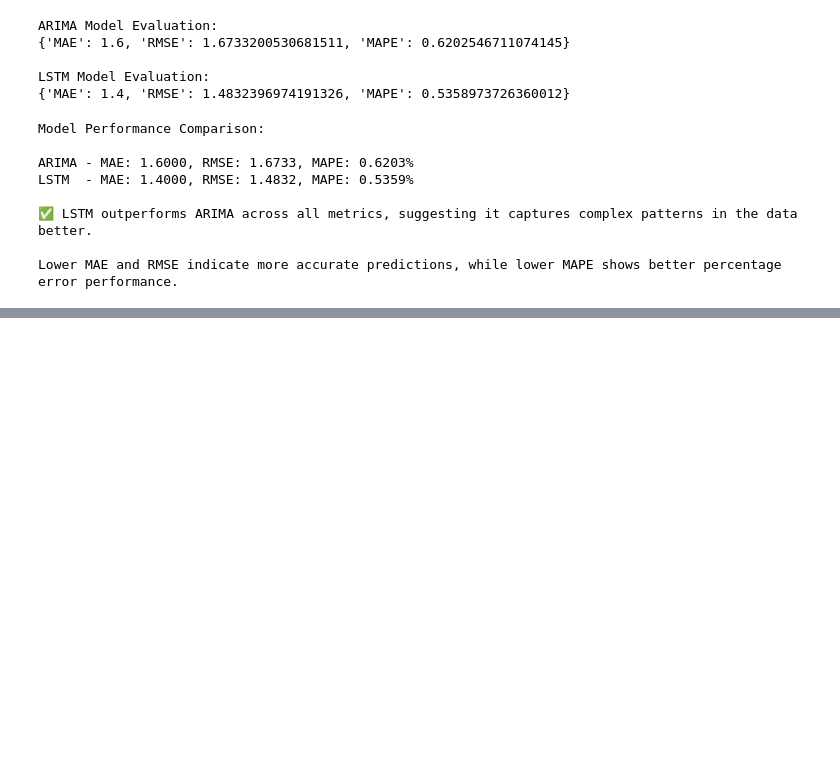
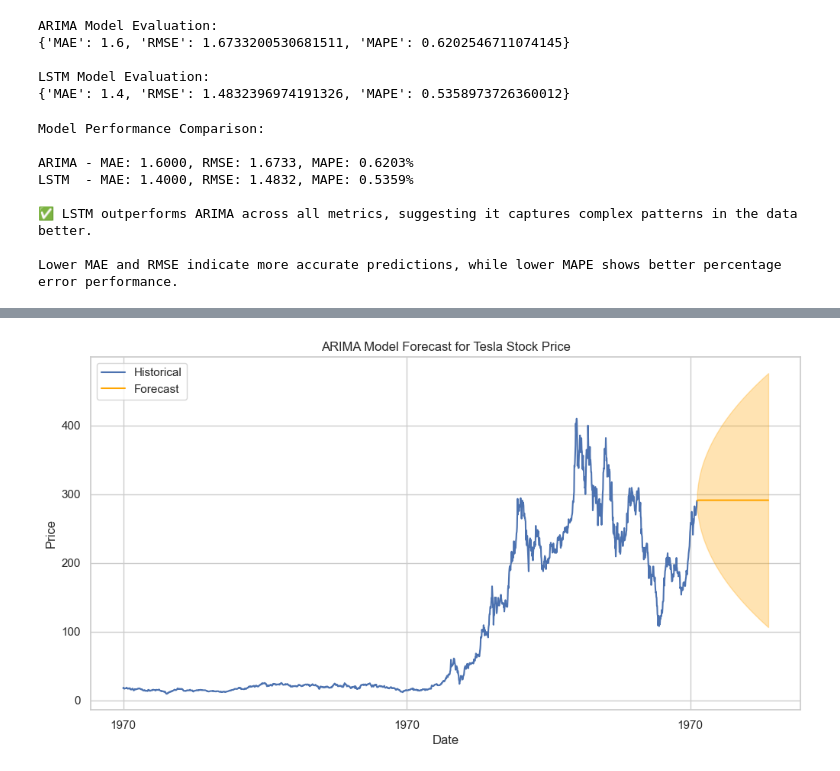
Before and after one commit to Selamawit-Alemu/portfolio-forecasting, a Jupyter notebook: notebooks/02_forecasting_models.ipynb, the cells around one changed output, grey strips where cells are left out. Saved outputs shown, nothing was run; the diff lists cells and outputs as text; code cells hidden in the pictures; blank space fills up the shorter version.

Commit message:
feat: Add notebook for forecasting models

```diff
--- a/notebooks/02_forecasting_models.ipynb
+++ b/notebooks/02_forecasting_models.ipynb
@@ -677,0 +766,28 @@ Interpretation
+# %%
+# Forecast horizon - 12 months (approx 252 trading days)
+forecast_steps = 252
+
+# Generate forecast and confidence intervals
+forecast_result = arima_fit.get_forecast(steps=forecast_steps)
+forecast_mean = forecast_result.predicted_mean
+forecast_ci = forecast_result.conf_int()
+# %%
+import matplotlib.pyplot as plt
+
+plt.figure(figsize=(12,6))
+plt.plot(train_series.index, train_series, label='Historical')
+plt.plot(forecast_mean.index, forecast_mean, label='Forecast', color='orange')
+
+# Plot confidence intervals
+plt.fill_between(forecast_ci.index,
+                 forecast_ci.iloc[:, 0],
+                 forecast_ci.iloc[:, 1],
+                 color='orange', alpha=0.3)
+
+plt.title('ARIMA Model Forecast for Tesla Stock Price')
+plt.xlabel('Date')
+plt.ylabel('Price')
+plt.legend()
+plt.show()
+# %% [output]
+[figure, added]
```
Also changed, not shown: parts of 15 cells of this notebook.
